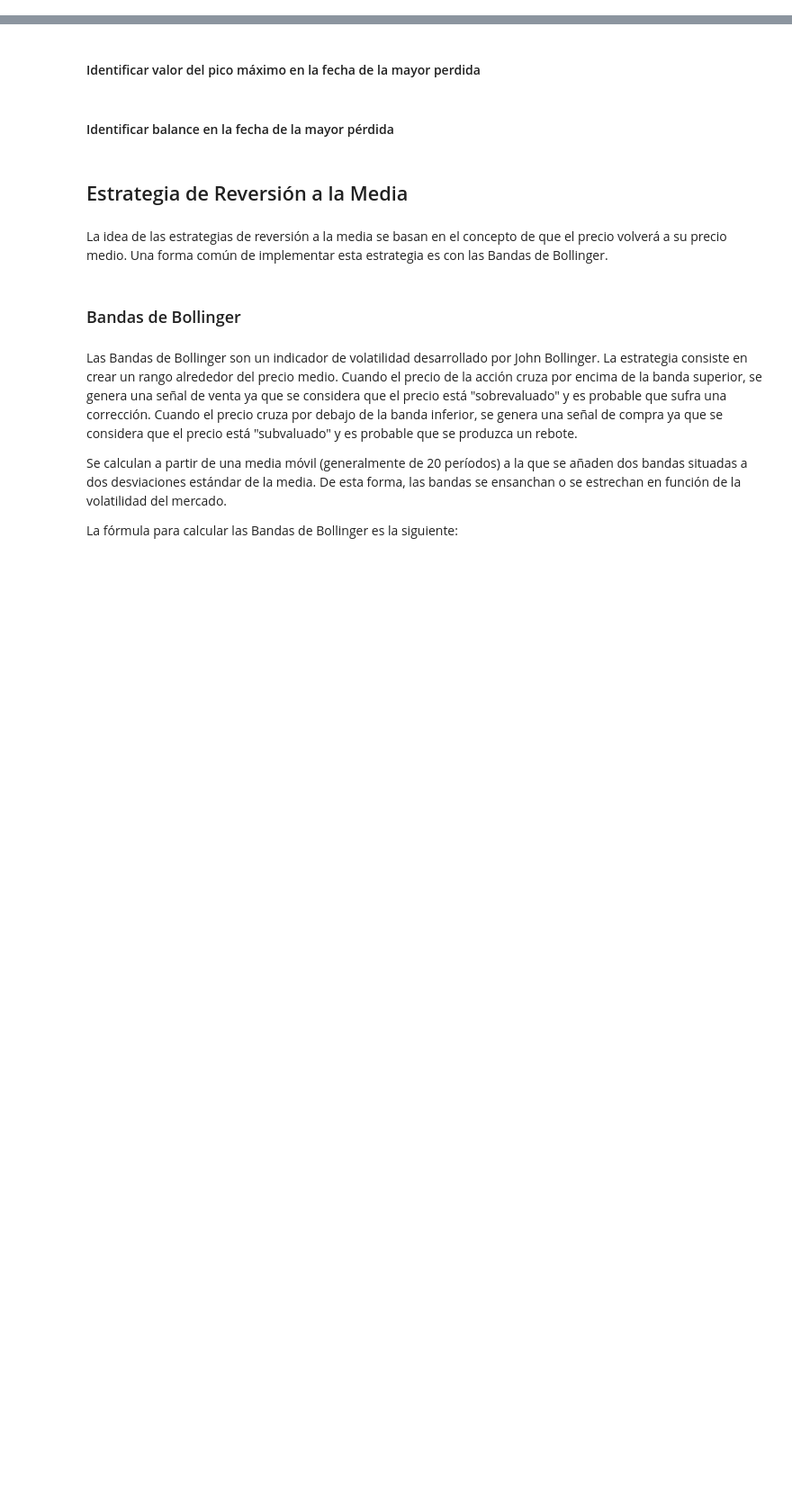
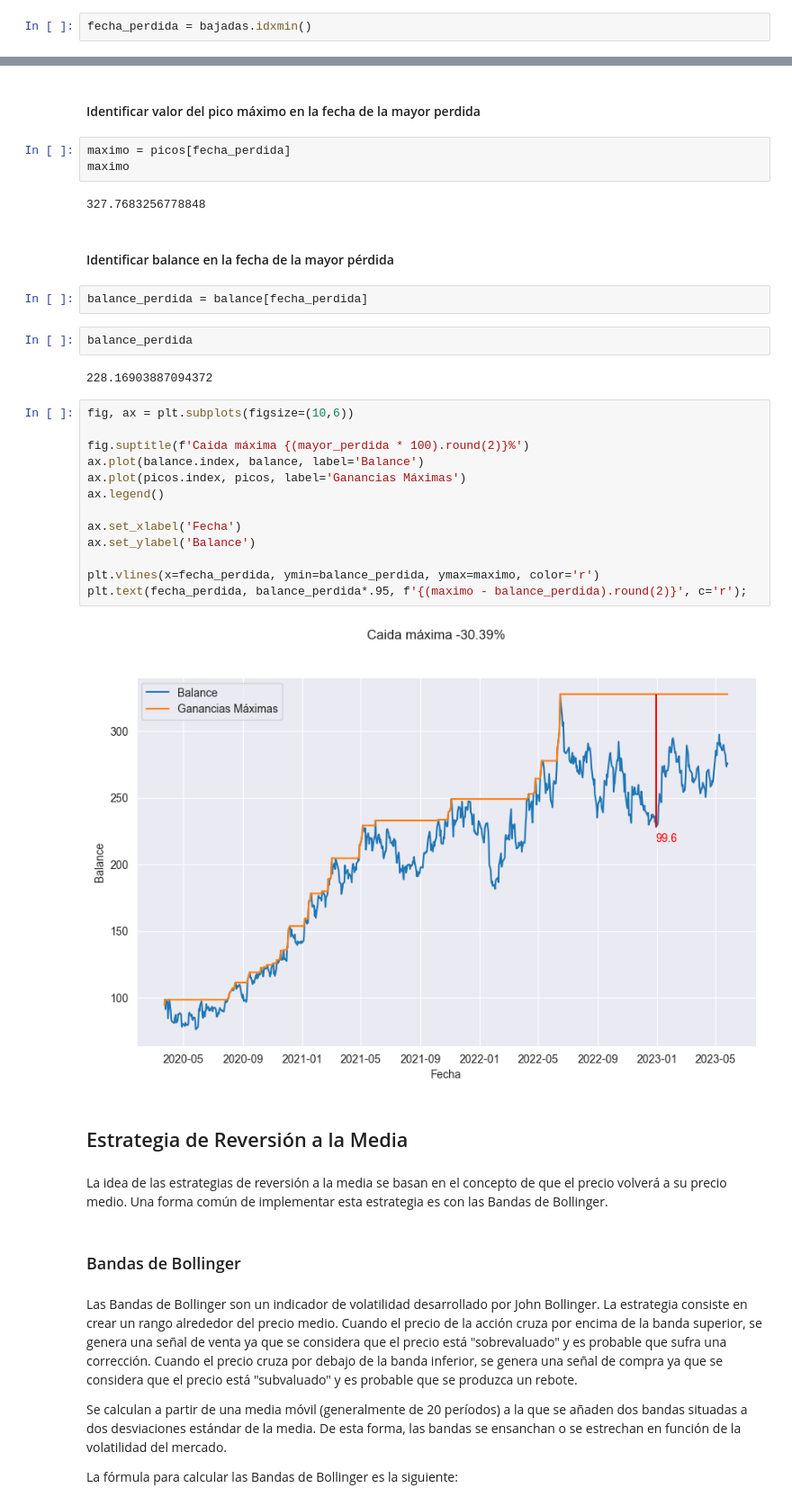
Before and after one commit to carlosdeoncedos/CienciaDatosFinanzas2023_05, a Jupyter notebook: Sesion8_20230605.ipynb, the cells around one changed output, grey strips where cells are left out. Shown at 90% size. Saved outputs shown, nothing was run; the diff lists cells and outputs as text; blank space fills up the shorter version.

```diff
--- a/Sesion8_20230605.ipynb
+++ b/Sesion8_20230605.ipynb
@@ -375,2 +386,4 @@ Pasos:
 # %% [markdown]
 #### Encontrar fecha
+# %%
+fecha_perdida = bajadas.idxmin()
@@ -377,7 +394,33 @@ Pasos:
 # %% [markdown]
 #### Identificar valor del pico máximo en la fecha de la mayor perdida
+# %%
+maximo = picos[fecha_perdida]
+maximo
+# %% [output]
+327.7683256778848
 # %% [markdown]
 #### Identificar balance en la fecha de la mayor pérdida
+# %%
+balance_perdida = balance[fecha_perdida]
+# %%
+balance_perdida
+# %% [output]
+228.16903887094372
+# %%
+fig, ax = plt.subplots(figsize=(10,6))
+
+fig.suptitle(f'Caida máxima {(mayor_perdida * 100).round(2)}%')
+ax.plot(balance.index, balance, label='Balance')
+ax.plot(picos.index, picos, label='Ganancias Máximas')
+ax.legend()
+
+ax.set_xlabel('Fecha')
+ax.set_ylabel('Balance')
+
+plt.vlines(x=fecha_perdida, ymin=balance_perdida, ymax=maximo, color='r')
+plt.text(fecha_perdida, balance_perdida*.95, f'{(maximo - balance_perdida).round(2)}', c='r');
+# %% [output]
+[figure, added]
 # %% [markdown]
 ## Estrategia de Reversión a la Media
 # %% [markdown]
```
Also changed, not shown: parts of 45 cells of this notebook.
